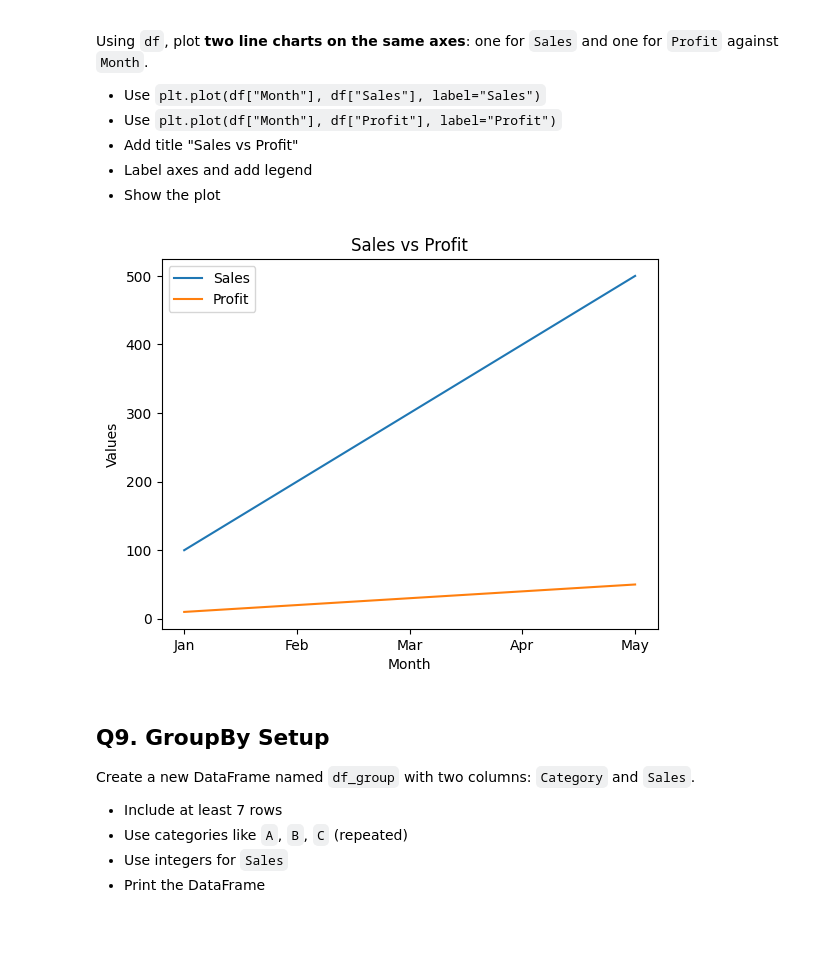
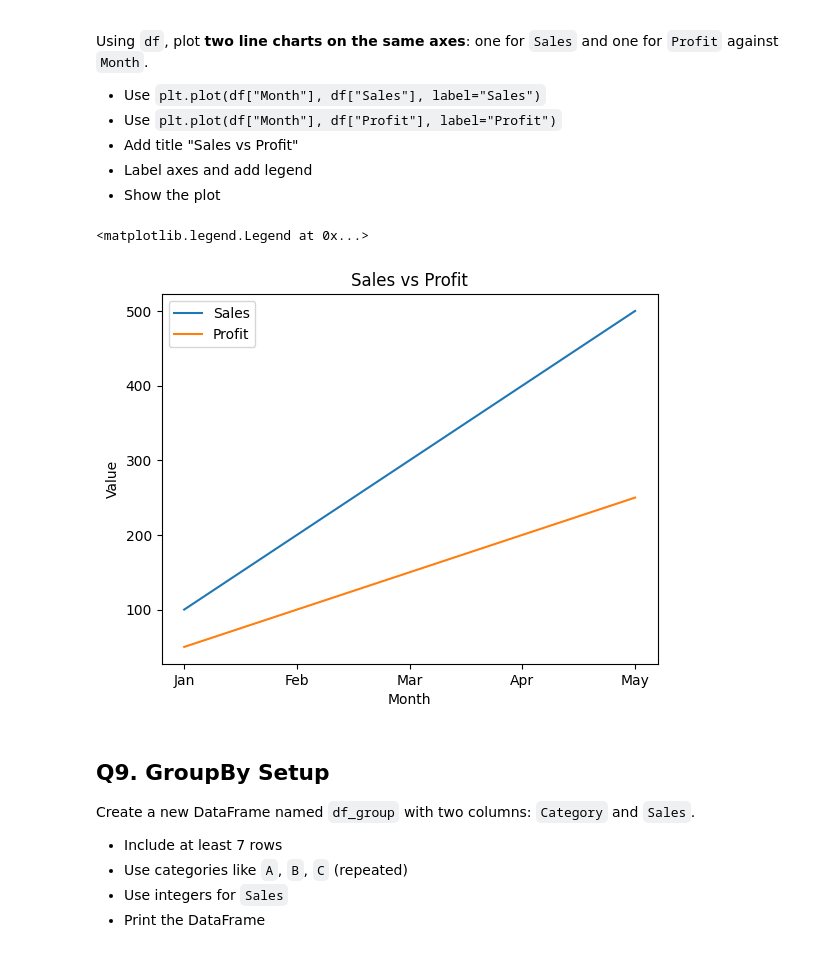
Before and after one commit to sameermdanwer/accio-job, a Jupyter notebook: matplotlib_pandas_practice_questions.ipynb, the cells around one changed output. Saved outputs shown, nothing was run; the diff lists cells and outputs as text; code cells hidden in the pictures.

```diff
--- a/matplotlib_pandas_practice_questions.ipynb
+++ b/matplotlib_pandas_practice_questions.ipynb
@@ -116,11 +116,12 @@ Create a **DataFrame** named `df` with three columns: `Month`, `Sales`, `Profit`
 - Print the DataFrame
 # %%
 # answer here
-df = pd.DataFrame({
+data = {
     "Month": ["Jan", "Feb", "Mar", "Apr", "May"],
     "Sales": [100,200,300,400,500],
-    "Profit": [10,20,30,40,50]
-})
+    "Profit": [50,100,150,200,250]
+}
+df = pd.DataFrame(data)
 print(df)
 # %% [output]
   Month  Sales  Profit
@@ -140,14 +141,14 @@ Using `df`, plot **two line charts on the same axes**: one for `Sales` and one f
 # %%
 # answer here
 plt.plot(df["Month"], df["Sales"], label="Sales")
 plt.plot(df["Month"], df["Profit"], label="Profit")
 plt.title("Sales vs Profit")
 plt.xlabel("Month")
-plt.ylabel("Values")
+plt.ylabel("Value")
 plt.legend()
-plt.show()
 # %% [output]
+<matplotlib.legend.Legend at 0x...>
-[figure, old version]
+[figure, new version]
 # %% [markdown]
 ## Q9. GroupBy Setup
 Create a new DataFrame named `df_group` with two columns: `Category` and `Sales`.
```
Also changed, not shown: parts of 8 cells of this notebook.
